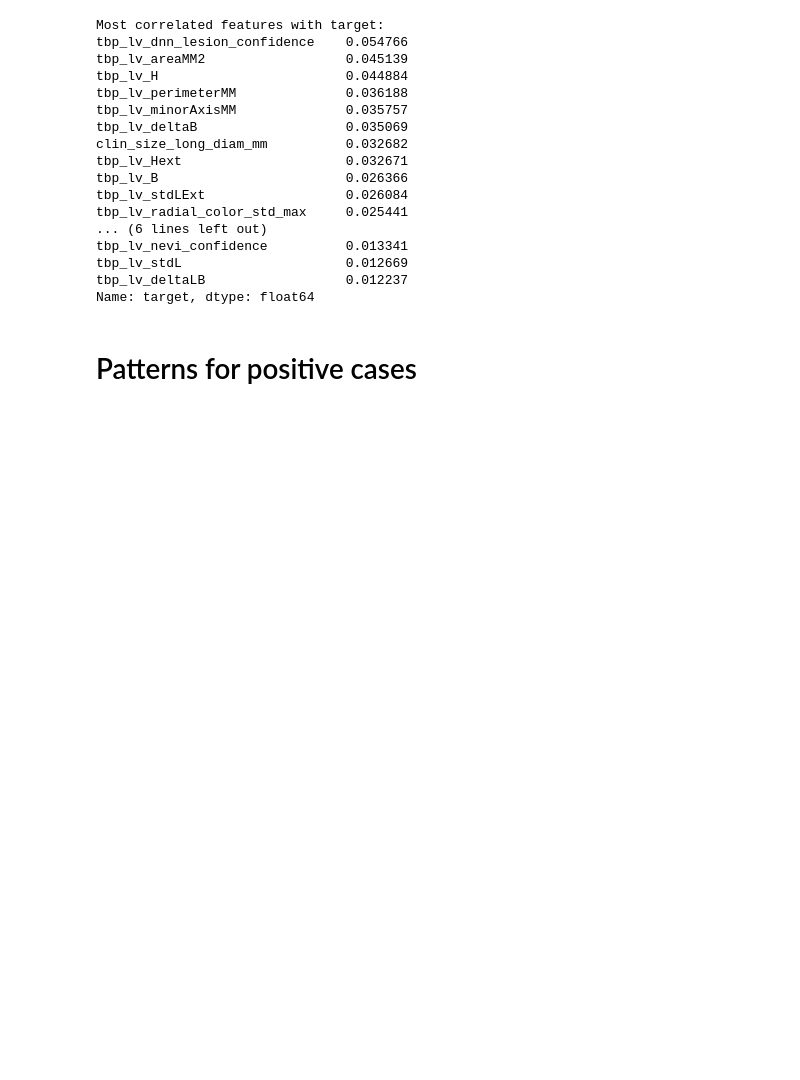
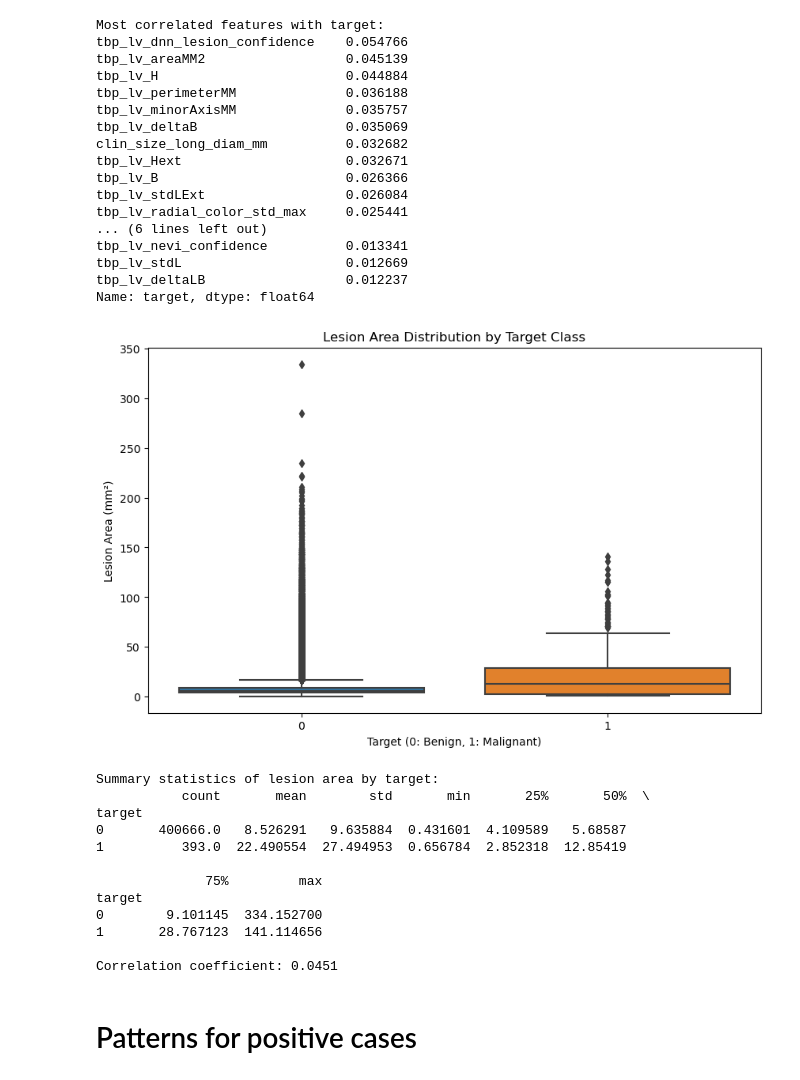
Before and after one commit to danielkaijzer/Skin-Cancer-Classifier, a Jupyter notebook: eda.ipynb, the cells around one changed output. Cells and saved outputs as stored; diff of their text form; code cells hidden in the pictures; blank space fills up the shorter version.

```diff
--- a/eda.ipynb
+++ b/eda.ipynb
@@ -87,6 +88,40 @@ tbp_lv_nevi_confidence          0.013341
 tbp_lv_stdL                     0.012669
 tbp_lv_deltaLB                  0.012237
 Name: target, dtype: float64
+# %%
+# Create boxplot
+plt.figure(figsize=(10, 6))
+sns.boxplot(x='target', y='tbp_lv_areaMM2', data=df)
+
+# Add title and labels
+plt.title('Lesion Area Distribution by Target Class')
+plt.xlabel('Target (0: Benign, 1: Malignant)')
+plt.ylabel('Lesion Area (mm²)')
+
+# Show plot
+plt.show()
+
+# You can also print some summary statistics
+print("\nSummary statistics of lesion area by target:")
+print(df.groupby('target')['tbp_lv_areaMM2'].describe())
+
+# Calculate correlation coefficient
+correlation = df['target'].corr(df['tbp_lv_areaMM2'])
+print(f"\nCorrelation coefficient: {correlation:.4f}")
+# %% [output]
+[figure, added]
+Summary statistics of lesion area by target:
+           count       mean        std       min       25%       50%  \
+target
+0       400666.0   8.526291   9.635884  0.431601  4.109589   5.68587
+1          393.0  22.490554  27.494953  0.656784  2.852318  12.85419
+
+              75%         max
+target
+0        9.101145  334.152700
+1       28.767123  141.114656
+
+Correlation coefficient: 0.0451
 # %% [markdown]
 # Patterns for positive cases
 # %%
```
Also changed, not shown: parts of 1 cell of this notebook, 22 other files.
